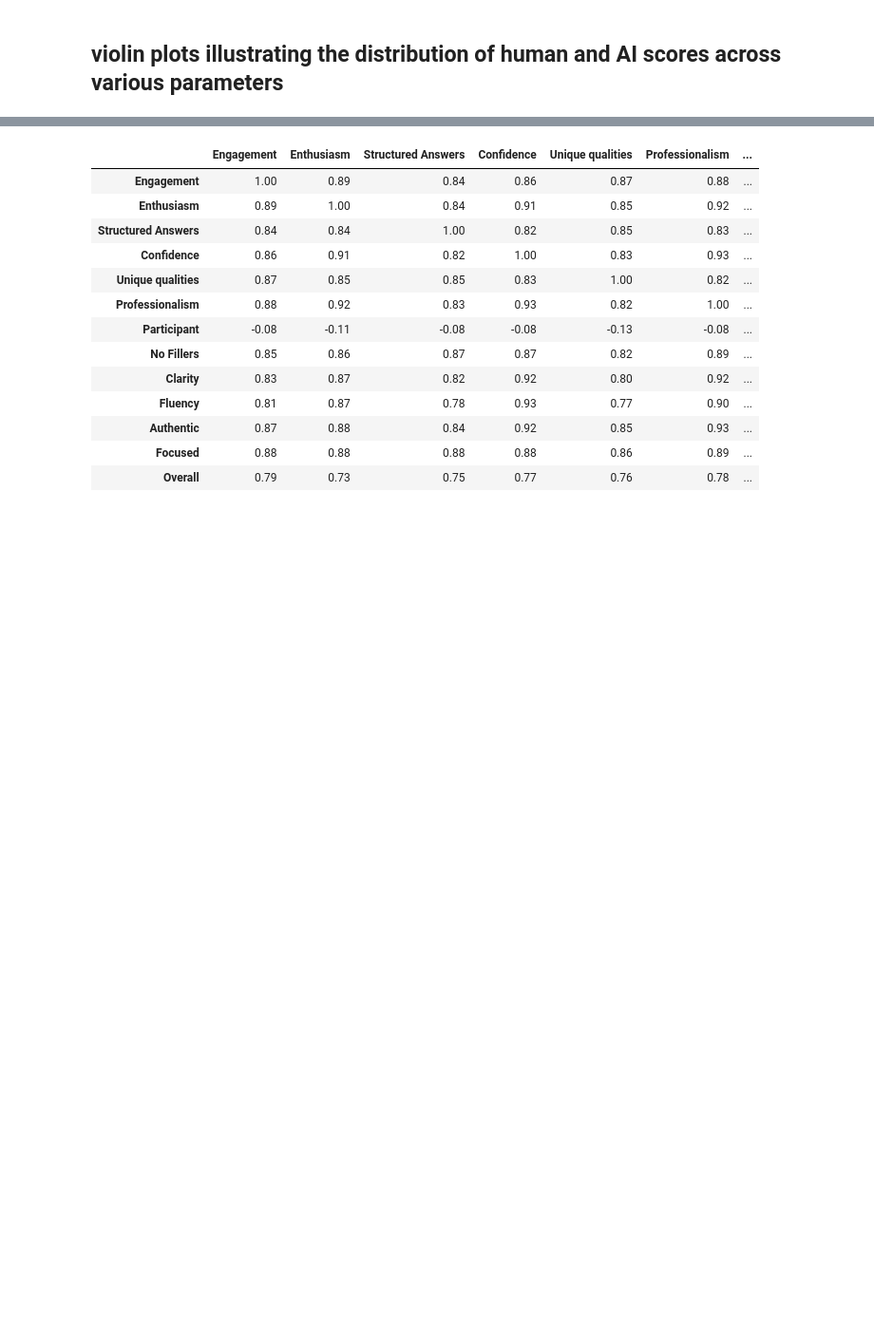
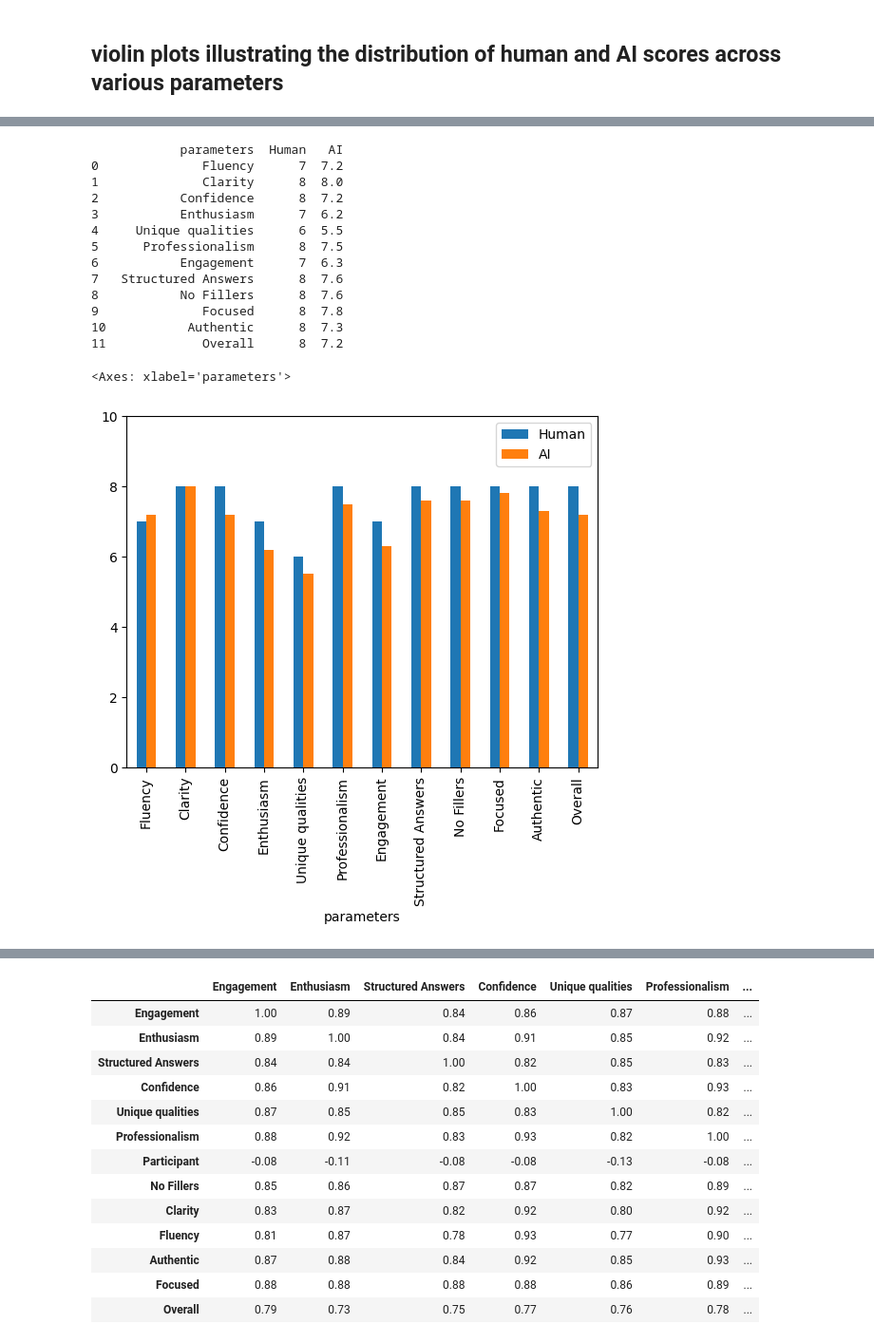
Before and after one commit to Nukaraju2003/Automation_grading, a Jupyter notebook: Text/Correlation_Matrix_and_PlotJyothiMam.ipynb, the cells around one changed output, grey strips where cells are left out. Shown at 95% size. Cells and saved outputs as stored; diff of their text form; code cells hidden in the pictures; blank space fills up the shorter version.

```diff
--- a/Text/Correlation_Matrix_and_PlotJyothiMam.ipynb
+++ b/Text/Correlation_Matrix_and_PlotJyothiMam.ipynb
@@ -399,3 +422,37 @@ plt.show()
+# %%
+# importing package
+import matplotlib.pyplot as plt
+import pandas as pd
+
+# create data
+df = pd.DataFrame([['Fluency', 7, 7.2],['Clarity', 8, 8.0], ['Confidence', 8, 7.2], ['Enthusiasm', 7, 6.2],['Unique qualities', 6, 5.5],['Professionalism', 8, 7.5],['Engagement', 7, 6.3],['Structured Answers', 8, 7.6], ['No Fillers', 8, 7.6], ['Focused', 8, 7.8],['Authentic', 8, 7.3],
+				['Overall', 8, 7.2]],
+				columns=['parameters', 'Human', 'AI'])
+# view data
+print(df)
+
+# plot grouped bar chart
+df.plot(x='parameters',
+		kind='bar',
+		stacked=False,
+		# title='Human vs. AI: Detailed Interview Response Evaluation and Average Scores',
+		ylim = (0, 10))
+# %% [output]
+            parameters  Human   AI
+0              Fluency      7  7.2
+1              Clarity      8  8.0
+2           Confidence      8  7.2
+3           Enthusiasm      7  6.2
+4     Unique qualities      6  5.5
+5      Professionalism      8  7.5
+6           Engagement      7  6.3
+7   Structured Answers      8  7.6
+8           No Fillers      8  7.6
+9              Focused      8  7.8
+10           Authentic      8  7.3
+11             Overall      8  7.2
+<Axes: xlabel='parameters'>
+[figure, added]
 # %%
 common_cols = ["Engagement", "Enthusiasm", "Structured Answers", "Confidence",
                "Unique qualities", "Professionalism", "Participant",
```
Also changed, not shown: parts of 15 cells of this notebook, 1 other file.
